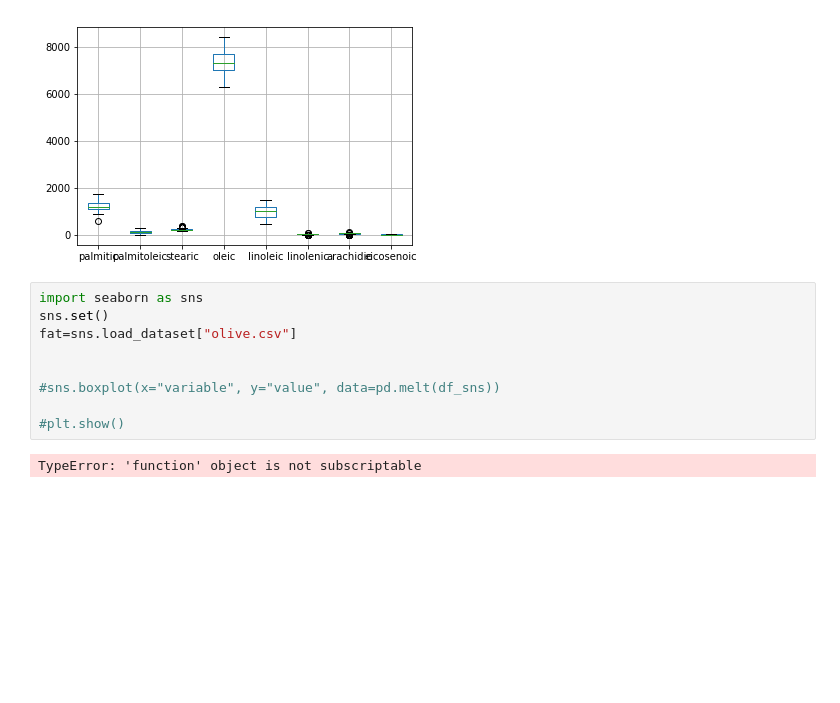
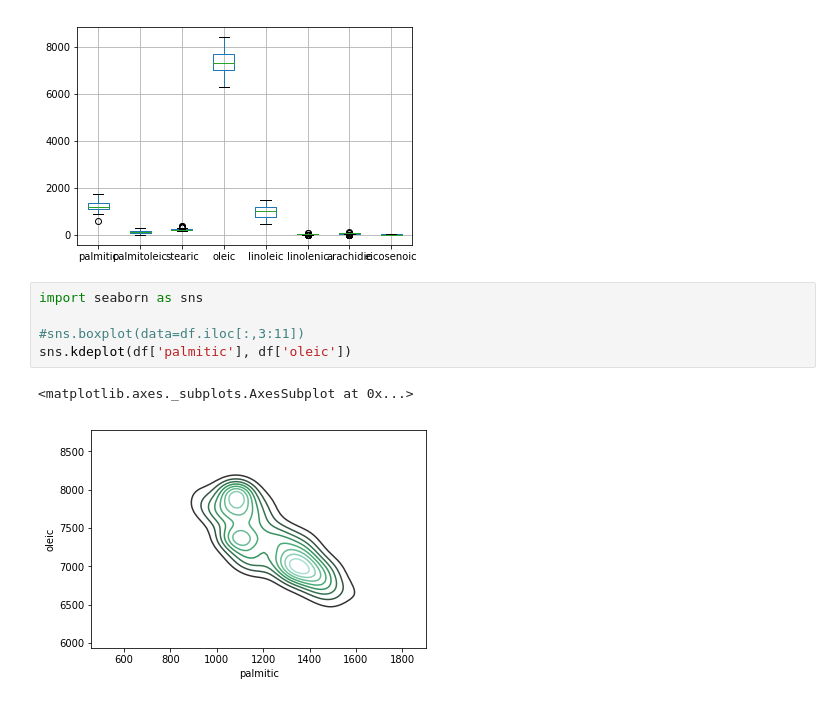
Before and after one commit to swv293/dsp, a Jupyter notebook: python/pandas/2_pandas_olive_questions.ipynb, the cells around one changed output. Drawn from its saved outputs; the diff is of its cells as text; blank space fills up the shorter version.

Commit message:
updated with seaborn

```diff
--- a/python/pandas/2_pandas_olive_questions.ipynb
+++ b/python/pandas/2_pandas_olive_questions.ipynb
@@ -234,14 +235,11 @@ df.boxplot(column = ['palmitic', 'palmitoleic','stearic', 'oleic', 'linoleic', '
 # %% [output]
 <matplotlib.axes._subplots.AxesSubplot at 0x...>
 [figure]
-# %%
-import seaborn as sns
-sns.set()
-fat=sns.load_dataset["olive.csv"]
-
-
-#sns.boxplot(x="variable", y="value", data=pd.melt(df_sns))
-
-#plt.show()
-# %% [output]
-TypeError: 'function' object is not subscriptable
+# %%
+import seaborn as sns
+
+#sns.boxplot(data=df.iloc[:,3:11])
+sns.kdeplot(df['palmitic'], df['oleic'])
+# %% [output]
+<matplotlib.axes._subplots.AxesSubplot at 0x...>
+[figure, added]
```
Also changed, not shown: parts of 4 cells of this notebook.
